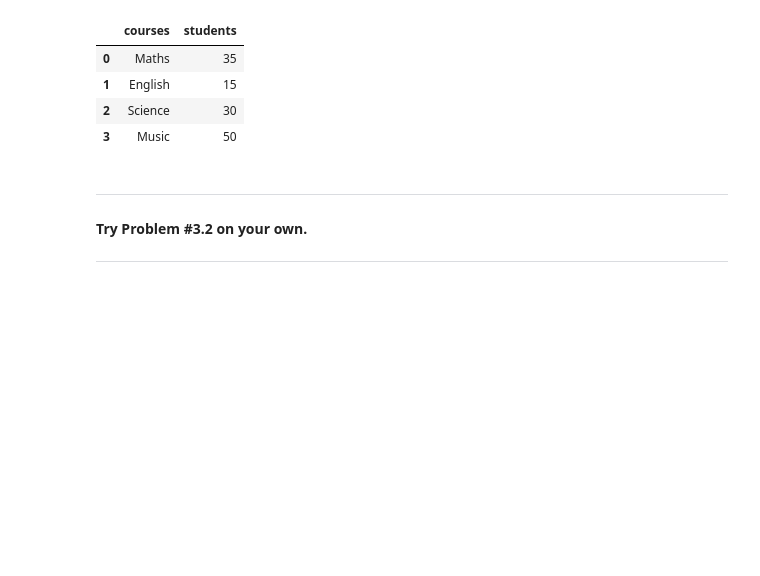
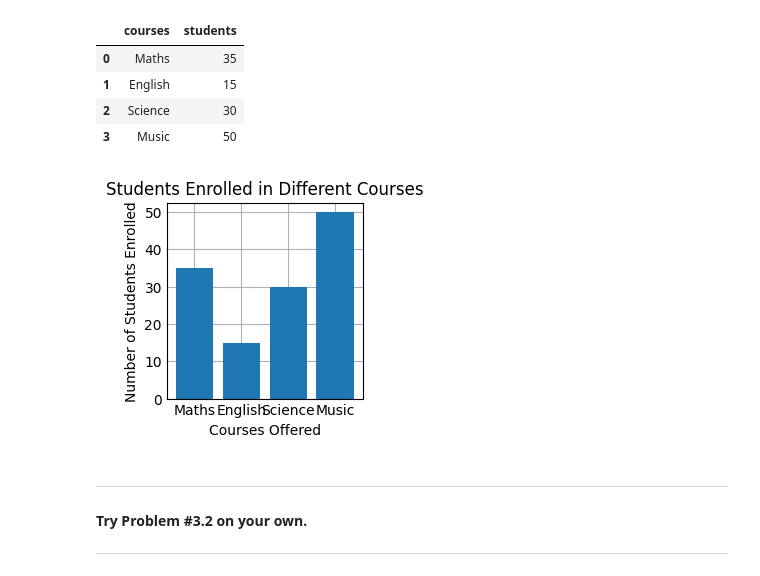
Before and after one commit to georgemck/07.08.24-AWS-Part-1-Week-1, a Jupyter notebook: AWS Part 1 Student Notebooks/ADVANCED/GMK TRAIN AWS PD Day 3 Lab Notebook ADVANCED [georgemck].ipynb, the cells around one changed output. Cells and saved outputs as stored; diff of their text form; code cells hidden in the pictures; blank space fills up the shorter version.

```diff
--- a/AWS Part 1 Student Notebooks/ADVANCED/GMK TRAIN AWS PD Day 3 Lab Notebook ADVANCED [georgemck].ipynb
+++ b/AWS Part 1 Student Notebooks/ADVANCED/GMK TRAIN AWS PD Day 3 Lab Notebook ADVANCED [georgemck].ipynb
@@ -298,3 +304,11 @@ courses.head()
+# %%
+plt.bar(courses["courses"],courses["students"])
+plt.title('Students Enrolled in Different Courses')
+plt.xlabel('Courses Offered')
+plt.ylabel('Number of Students Enrolled')
+plt.show()
+# %% [output]
+[figure, added]
 # %% [markdown]
 ---
 #### **Try Problem #3.2 on your own.**
```
Also changed, not shown: parts of 35 cells of this notebook.
